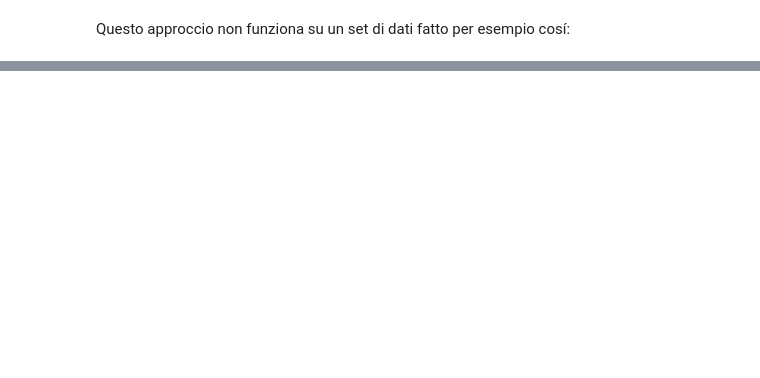
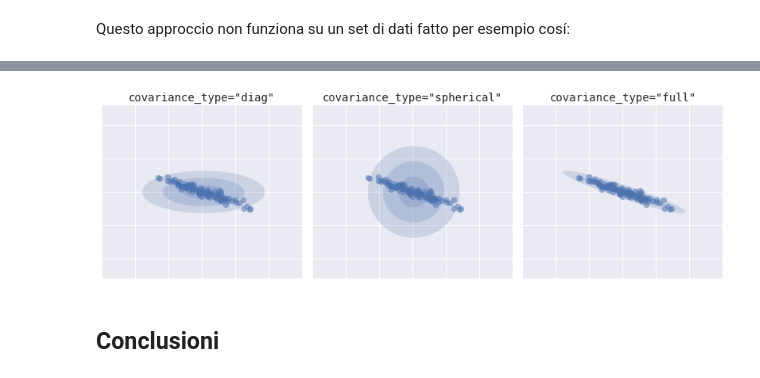
Before and after one commit to alessandrocucci/kmean_vs_gmm, a Jupyter notebook: Kmean_vs_GMM.ipynb, the cells around one changed output, grey strips where cells are left out. Cells and saved outputs as stored; diff of their text form; code cells hidden in the pictures; blank space fills up the shorter version.

```diff
--- a/Kmean_vs_GMM.ipynb
+++ b/Kmean_vs_GMM.ipynb
@@ -149,0 +135,21 @@ plot_gmm(gmm, X_stretched)
+# %%
+fig, ax = plt.subplots(1, 3, figsize=(14, 4), sharex=True, sharey=True)
+fig.subplots_adjust(wspace=0.05)
+
+rng = np.random.RandomState(8)
+X = np.dot(rng.randn(100, 2), rng.randn(2, 2))
+
+for i, cov_type in enumerate(['diag', 'spherical', 'full']):
+    model = GaussianMixture(1, covariance_type=cov_type).fit(X)
+    ax[i].axis('equal')
+    ax[i].scatter(X[:, 0], X[:, 1], alpha=0.5)
+    ax[i].set_xlim(-3, 3)
+    ax[i].set_title('covariance_type="{0}"'.format(cov_type),
+                    size=14, family='monospace')
+    draw_ellipse(model.means_[0], model.covariances_[0], ax[i], alpha=0.2)
+    ax[i].xaxis.set_major_formatter(plt.NullFormatter())
+    ax[i].yaxis.set_major_formatter(plt.NullFormatter())
+# %% [output]
+[figure, added]
+# %% [markdown]
+## Conclusioni
```
Also changed, not shown: parts of 32 cells of this notebook, 1 other file.
